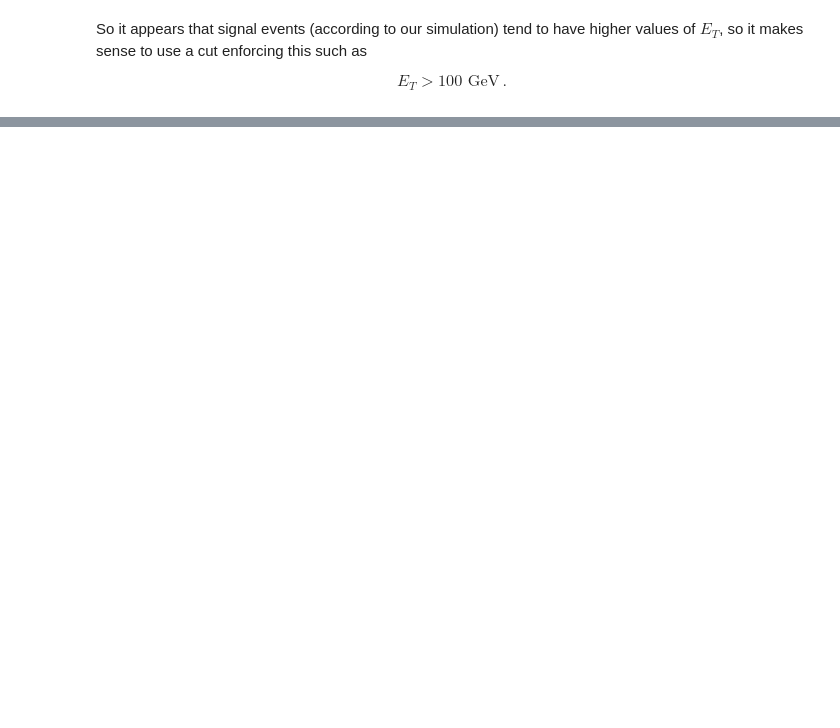
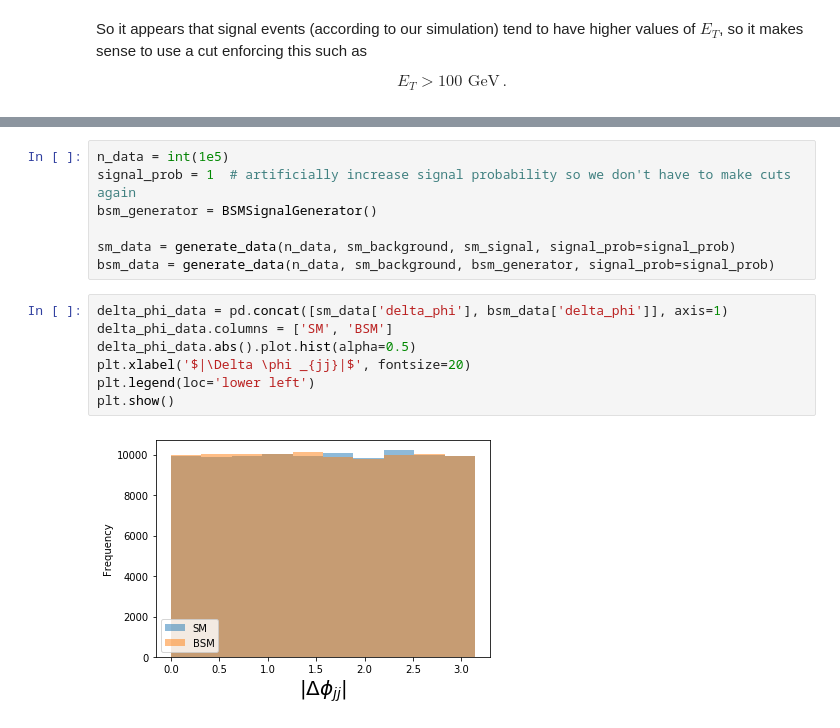
Before and after one commit to cjs220/particle_discovery, a Jupyter notebook: particles.ipynb, the cells around one changed output, grey strips where cells are left out. Cells and saved outputs as stored; diff of their text form; blank space fills up the shorter version.

```diff
--- a/particles.ipynb
+++ b/particles.ipynb
@@ -104,0 +110,16 @@ Thus we now have the significance level required to claim the discovery of a Hig
+# %%
+n_data = int(1e5)
+signal_prob = 1  # artificially increase signal probability so we don't have to make cuts again
+bsm_generator = BSMSignalGenerator()
+
+sm_data = generate_data(n_data, sm_background, sm_signal, signal_prob=signal_prob)
+bsm_data = generate_data(n_data, sm_background, bsm_generator, signal_prob=signal_prob)
+# %%
+delta_phi_data = pd.concat([sm_data['delta_phi'], bsm_data['delta_phi']], axis=1)
+delta_phi_data.columns = ['SM', 'BSM']
+delta_phi_data.abs().plot.hist(alpha=0.5)
+plt.xlabel('$|\Delta \phi _{jj}|$', fontsize=20)
+plt.legend(loc='lower left')
+plt.show()
+# %% [output]
+[figure, added]
```
Also changed, not shown: parts of 12 cells of this notebook.
